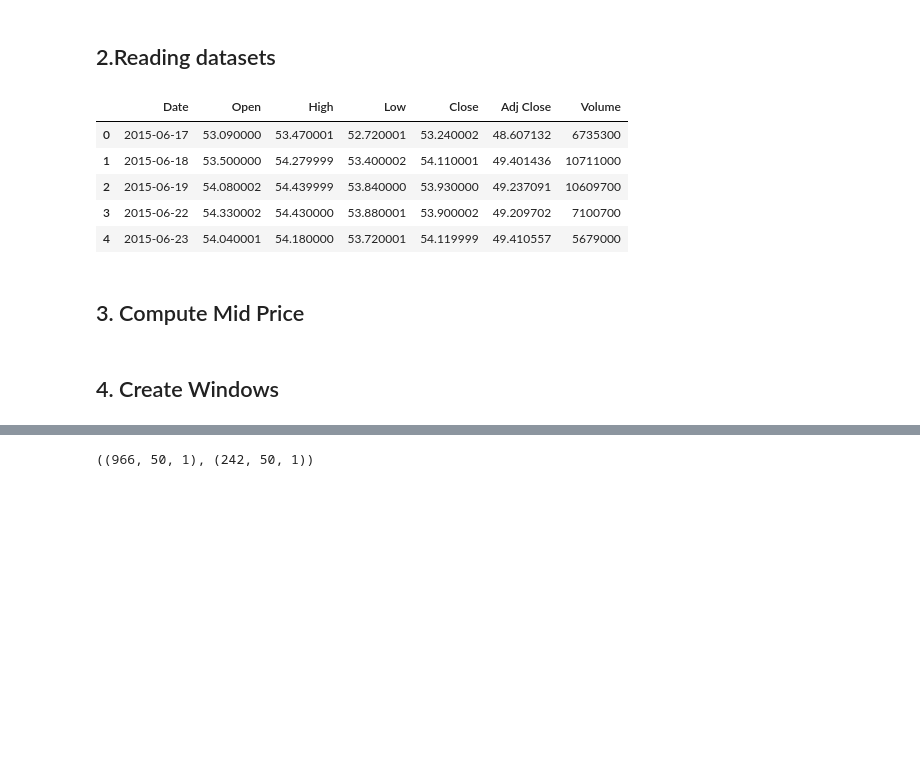
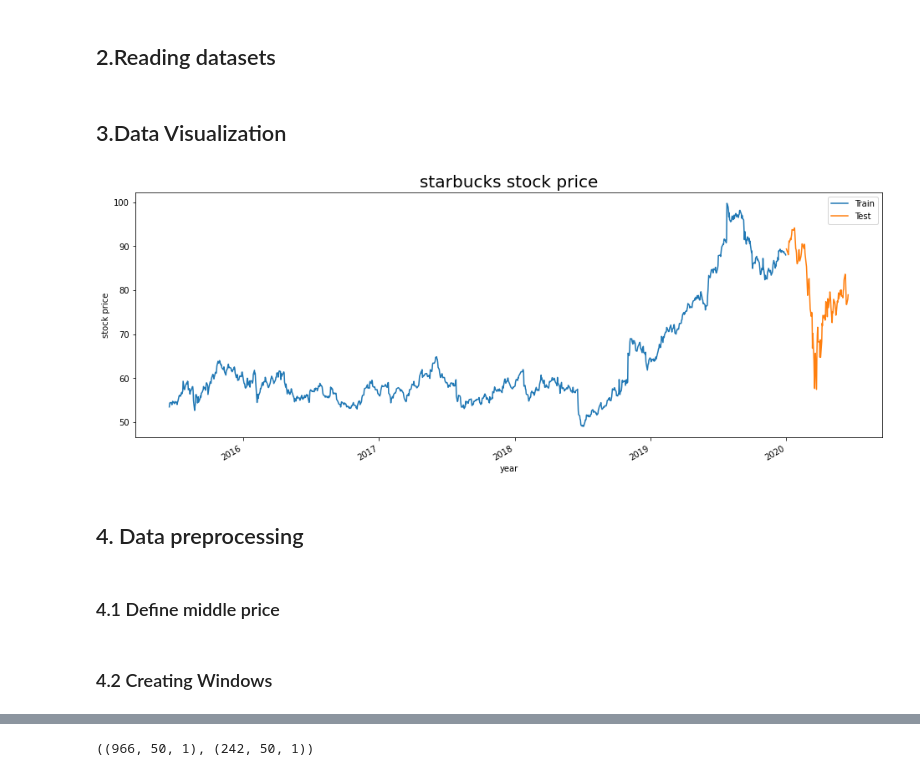
Before and after one commit to deutschkihun/DataScience, a Jupyter notebook: Stock_price_prediction.ipynb, the cells around one changed output, grey strips where cells are left out. Saved outputs shown, nothing was run; the diff lists cells and outputs as text; code cells hidden in the pictures; blank space fills up the shorter version.

Commit message:
Colaboratory

```diff
--- a/Stock_price_prediction.ipynb
+++ b/Stock_price_prediction.ipynb
@@ -25,23 +27,30 @@ import datetime
 ## 2.Reading datasets
 # %%
 starbucks = pd.read_csv('/content/drive/My Drive/Colab Notebooks/ML DL/Projects/stock price prediction/starbucks.csv')
-# %%
-starbucks.head()
-# %% [output]
-|  | Date | Open | High | Low | Close | Adj Close | Volume |
-| 0 | 2015-06-17 | 53.090000 | 53.470001 | 52.720001 | 53.240002 | 48.607132 | 6735300 |
-| 1 | 2015-06-18 | 53.500000 | 54.279999 | 53.400002 | 54.110001 | 49.401436 | 10711000 |
-| 2 | 2015-06-19 | 54.080002 | 54.439999 | 53.840000 | 53.930000 | 49.237091 | 10609700 |
-| 3 | 2015-06-22 | 54.330002 | 54.430000 | 53.880001 | 53.900002 | 49.209702 | 7100700 |
-| 4 | 2015-06-23 | 54.040001 | 54.180000 | 53.720001 | 54.119999 | 49.410557 | 5679000 |
-# %% [markdown]
-## 3. Compute Mid Price
+# %% [markdown]
+## 3.Data Visualization
+# %%
+starbucks_copy =  pd.read_csv('/content/drive/My Drive/Colab Notebooks/ML DL/Projects/stock price prediction/starbucks.csv',
+                      index_col='Date', parse_dates=['Date'])
+
+starbucks_copy["High"][:'2019'].plot(figsize=(16,6),legend=True)
+starbucks_copy["High"]['2020':].plot(figsize=(16,6),legend=True)
+plt.legend(['Train','Test'])
+plt.title('starbucks stock price',fontsize=20)
+plt.xlabel('year')
+plt.ylabel('stock price');
+# %% [output]
+[figure, added]
+# %% [markdown]
+## 4. Data preprocessing
+# %% [markdown]
+### 4.1 Define middle price
 # %%
 high_prices = starbucks['High'].values
 low_prices = starbucks['Low'].values
 mid_prices = (high_prices + low_prices) / 2
 # %% [markdown]
-## 4.  Create Windows
+### 4.2 Creating Windows
 # %%
 seq_len = 50
 sequence_length = seq_len + 1
```
Also changed, not shown: parts of 12 cells of this notebook.
